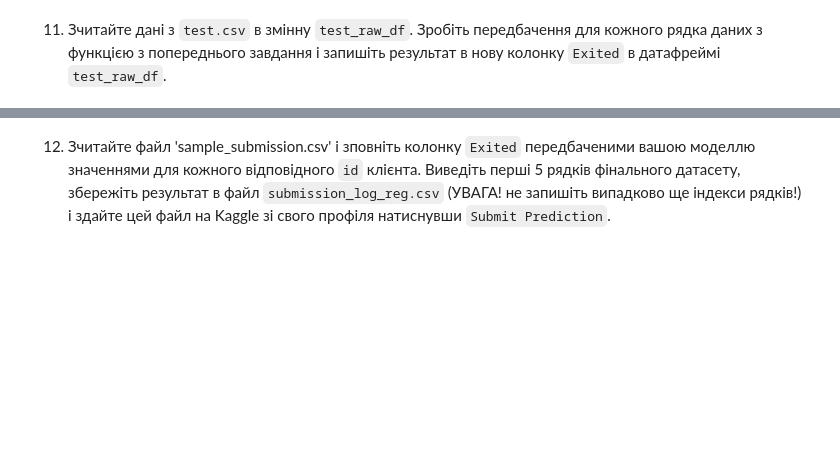
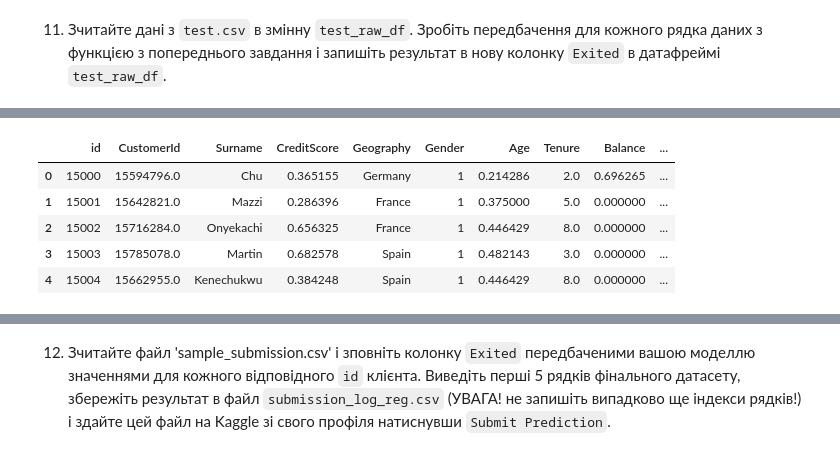
Before and after one commit to svitlia4ok/machine_learning, a Jupyter notebook: HW_2_7_Logistic_regression_scikit_learn.ipynb, the cells around one changed output, grey strips where cells are left out. Saved outputs shown, nothing was run; the diff lists cells and outputs as text; code cells hidden in the pictures; blank space fills up the shorter version.

```diff
--- a/HW_2_7_Logistic_regression_scikit_learn.ipynb
+++ b/HW_2_7_Logistic_regression_scikit_learn.ipynb
@@ -366,6 +366,7 @@ def predict_raw_df(scaler, encoder, numeric_cols, categorical_cols, input_df: pd
     input_df[number_cols_to_scale] = scaler.transform(input_df[number_cols_to_scale])
     encoded_cols = encoder.get_feature_names_out().tolist()
     input_df[encoded_cols] = encoder.transform(input_df[categorical_cols])
+    input_df['Gender'] = np.where(input_df['Gender']=='Male', 1, 0)
     X_input = input_df[numeric_cols + encoded_cols]
     prob = model.predict_proba(X_input)[:,1]
     return prob
@@ -375,0 +417,9 @@ predict_raw_df(scaler, encoder, number_cols, categorical_cols, raw_df[:5])
+# %%
+test_raw_df.head()
+# %% [output]
+|  | id | CustomerId | Surname | CreditScore | Geography | Gender | Age | Tenure | Balance | ... |
+| 0 | 15000 | 15594796.0 | Chu | 0.365155 | Germany | 1 | 0.214286 | 2.0 | 0.696265 | ... |
+| 1 | 15001 | 15642821.0 | Mazzi | 0.286396 | France | 1 | 0.375000 | 5.0 | 0.000000 | ... |
+| 2 | 15002 | 15716284.0 | Onyekachi | 0.656325 | France | 1 | 0.446429 | 8.0 | 0.000000 | ... |
+| 3 | 15003 | 15785078.0 | Martin | 0.682578 | Spain | 1 | 0.482143 | 3.0 | 0.000000 | ... |
+| 4 | 15004 | 15662955.0 | Kenechukwu | 0.384248 | Spain | 1 | 0.446429 | 8.0 | 0.000000 | ... |
```
Also changed, not shown: parts of 16 cells of this notebook.
